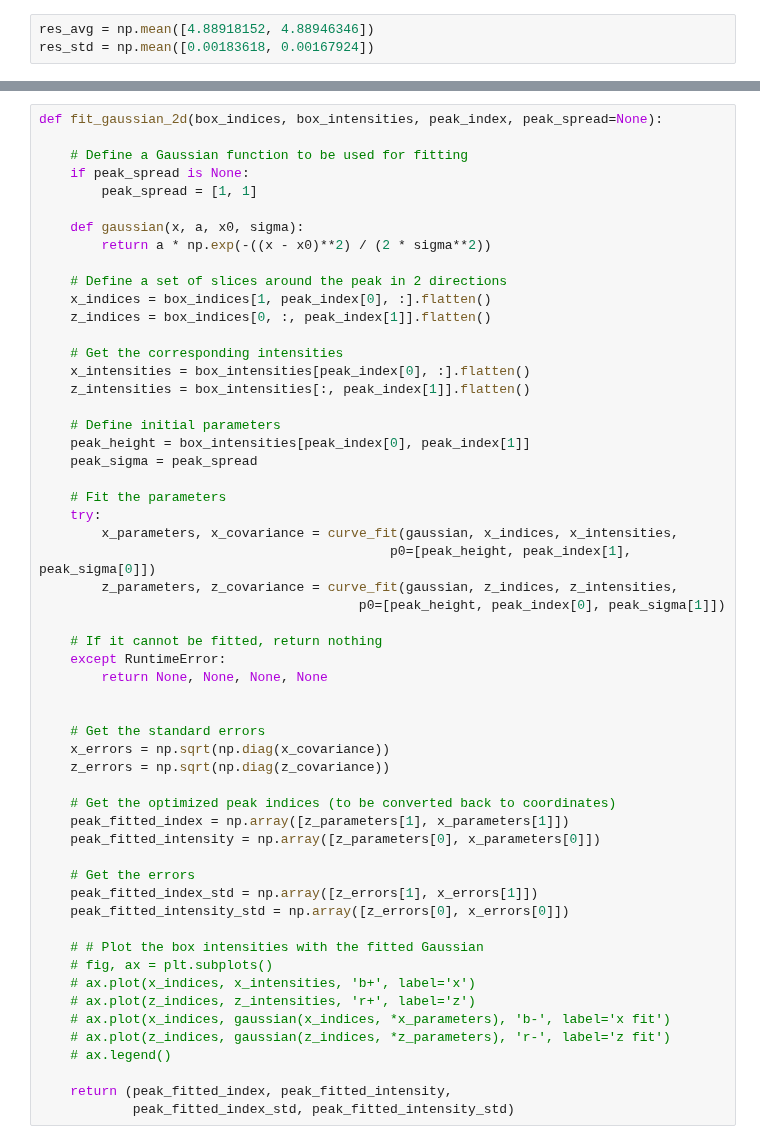
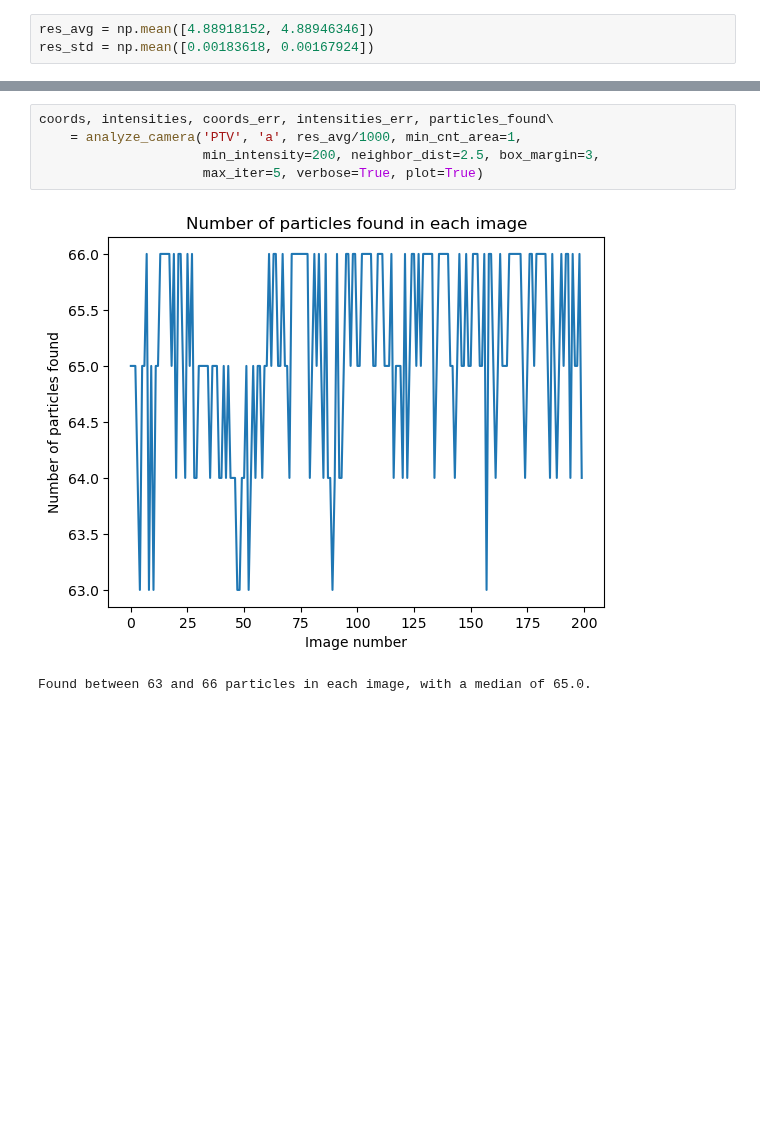
Before and after one commit to TFLVerouden/ETPoF, a Jupyter notebook: HW3/ETPoF_HW3_2.ipynb, the cells around one changed output, grey strips where cells are left out. Cells and saved outputs as stored; diff of their text form; blank space fills up the shorter version.

Commit message:
Moved stuff to functions

```diff
--- a/HW3/ETPoF_HW3_2.ipynb
+++ b/HW3/ETPoF_HW3_2.ipynb
@@ -503,56 +15,8 @@ def find_particle_center(img, cnts, cnt_idx, min_intensity=100, neighbor_dist=2,
-# %%
-def fit_gaussian_2d(box_indices, box_intensities, peak_index, peak_spread=None):
-
-    # Define a Gaussian function to be used for fitting
-    if peak_spread is None:
-        peak_spread = [1, 1]
-
-    def gaussian(x, a, x0, sigma):
-        return a * np.exp(-((x - x0)**2) / (2 * sigma**2))
-
-    # Define a set of slices around the peak in 2 directions
-    x_indices = box_indices[1, peak_index[0], :].flatten()
-    z_indices = box_indices[0, :, peak_index[1]].flatten()
-
-    # Get the corresponding intensities
-    x_intensities = box_intensities[peak_index[0], :].flatten()
-    z_intensities = box_intensities[:, peak_index[1]].flatten()
-
-    # Define initial parameters
-    peak_height = box_intensities[peak_index[0], peak_index[1]]
-    peak_sigma = peak_spread
-
-    # Fit the parameters
-    try:
-        x_parameters, x_covariance = curve_fit(gaussian, x_indices, x_intensities,
-                                             p0=[peak_height, peak_index[1], peak_sigma[0]])
-        z_parameters, z_covariance = curve_fit(gaussian, z_indices, z_intensities,
-                                         p0=[peak_height, peak_index[0], peak_sigma[1]])
-
-    # If it cannot be fitted, return nothing
-    except RuntimeError:
-        return None, None, None, None
-
-
-    # Get the standard errors
-    x_errors = np.sqrt(np.diag(x_covariance))
-    z_errors = np.sqrt(np.diag(z_covariance))
-
-    # Get the optimized peak indices (to be converted back to coordinates)
-    peak_fitted_index = np.array([z_parameters[1], x_parameters[1]])
-    peak_fitted_intensity = np.array([z_parameters[0], x_parameters[0]])
-
-    # Get the errors
-    peak_fitted_index_std = np.array([z_errors[1], x_errors[1]])
-    peak_fitted_intensity_std = np.array([z_errors[0], x_errors[0]])
-
-    # # Plot the box intensities with the fitted Gaussian
-    # fig, ax = plt.subplots()
-    # ax.plot(x_indices, x_intensities, 'b+', label='x')
-    # ax.plot(z_indices, z_intensities, 'r+', label='z')
-    # ax.plot(x_indices, gaussian(x_indices, *x_parameters), 'b-', label='x fit')
-    # ax.plot(z_indices, gaussian(z_indices, *z_parameters), 'r-', label='z fit')
-    # ax.legend()
-
-    return (peak_fitted_index, peak_fitted_intensity,
-            peak_fitted_index_std, peak_fitted_intensity_std)
+# %%
+coords, intensities, coords_err, intensities_err, particles_found\
+    = analyze_camera('PTV', 'a', res_avg/1000, min_cnt_area=1,
+                     min_intensity=200, neighbor_dist=2.5, box_margin=3,
+                     max_iter=5, verbose=True, plot=True)
+# %% [output]
+[figure, added]
+Found between 63 and 66 particles in each image, with a median of 65.0.
```
Also changed, not shown: parts of 10 cells of this notebook, 1 other file.
